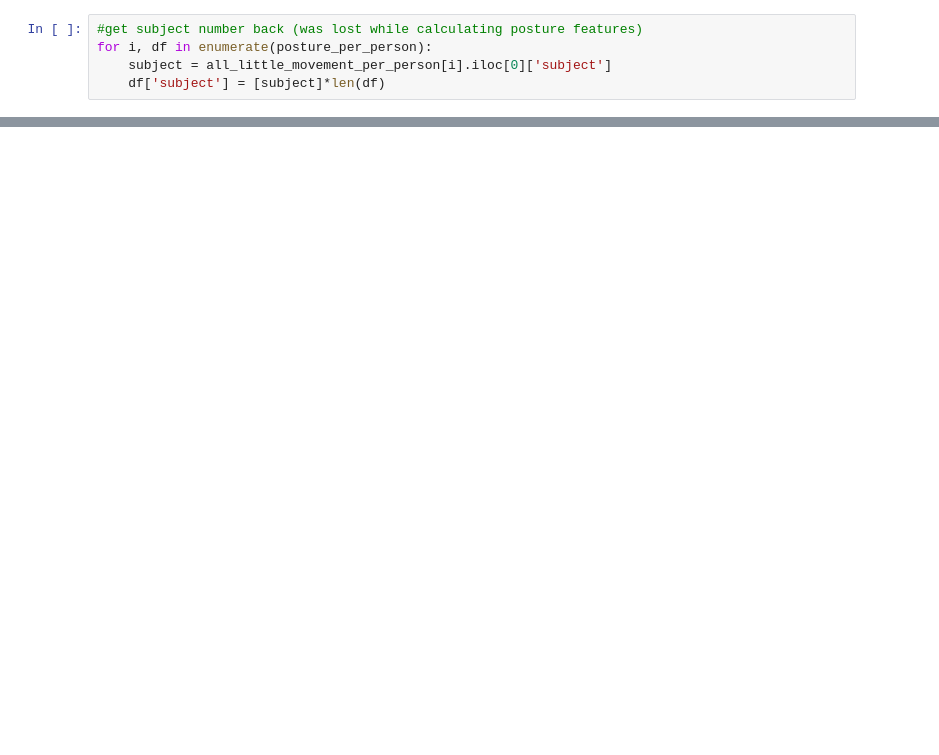
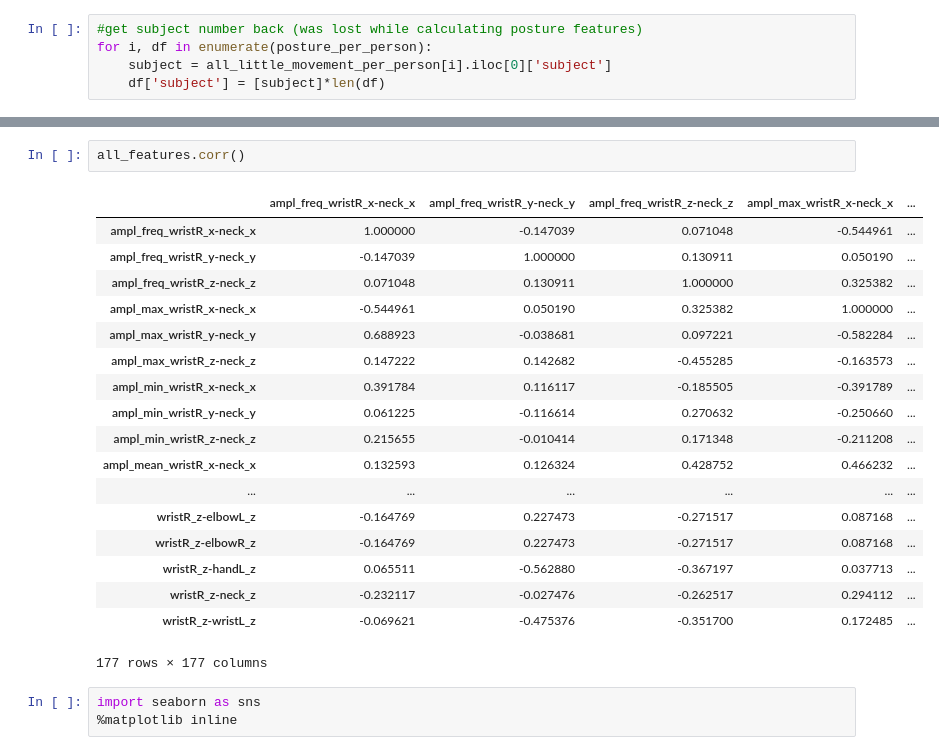
Before and after one commit to stallmo/mrp_5, a Jupyter notebook: notebooks/FeatureExploration.ipynb, the cells around one changed output, grey strips where cells are left out. Drawn from its saved outputs; the diff is of its cells as text; blank space fills up the shorter version.

```diff
--- a/notebooks/FeatureExploration.ipynb
+++ b/notebooks/FeatureExploration.ipynb
@@ -266,0 +251,24 @@ plt.show()
+# %%
+all_features.corr()
+# %% [output]
+|  | ampl_freq_wristR_x-neck_x | ampl_freq_wristR_y-neck_y | ampl_freq_wristR_z-neck_z | ampl_max_wristR_x-neck_x | ... |
+| ampl_freq_wristR_x-neck_x | 1.000000 | -0.147039 | 0.071048 | -0.544961 | ... |
+| ampl_freq_wristR_y-neck_y | -0.147039 | 1.000000 | 0.130911 | 0.050190 | ... |
+| ampl_freq_wristR_z-neck_z | 0.071048 | 0.130911 | 1.000000 | 0.325382 | ... |
+| ampl_max_wristR_x-neck_x | -0.544961 | 0.050190 | 0.325382 | 1.000000 | ... |
+| ampl_max_wristR_y-neck_y | 0.688923 | -0.038681 | 0.097221 | -0.582284 | ... |
+| ampl_max_wristR_z-neck_z | 0.147222 | 0.142682 | -0.455285 | -0.163573 | ... |
+| ampl_min_wristR_x-neck_x | 0.391784 | 0.116117 | -0.185505 | -0.391789 | ... |
+| ampl_min_wristR_y-neck_y | 0.061225 | -0.116614 | 0.270632 | -0.250660 | ... |
+| ampl_min_wristR_z-neck_z | 0.215655 | -0.010414 | 0.171348 | -0.211208 | ... |
+| ampl_mean_wristR_x-neck_x | 0.132593 | 0.126324 | 0.428752 | 0.466232 | ... |
+| ... | ... | ... | ... | ... | ... |
+| wristR_z-elbowL_z | -0.164769 | 0.227473 | -0.271517 | 0.087168 | ... |
+| wristR_z-elbowR_z | -0.164769 | 0.227473 | -0.271517 | 0.087168 | ... |
+| wristR_z-handL_z | 0.065511 | -0.562880 | -0.367197 | 0.037713 | ... |
+| wristR_z-neck_z | -0.232117 | -0.027476 | -0.262517 | 0.294112 | ... |
+| wristR_z-wristL_z | -0.069621 | -0.475376 | -0.351700 | 0.172485 | ... |
+177 rows × 177 columns
+# %%
+import seaborn as sns
+%matplotlib inline
```
Also changed, not shown: parts of 22 cells of this notebook, 3 other files.
